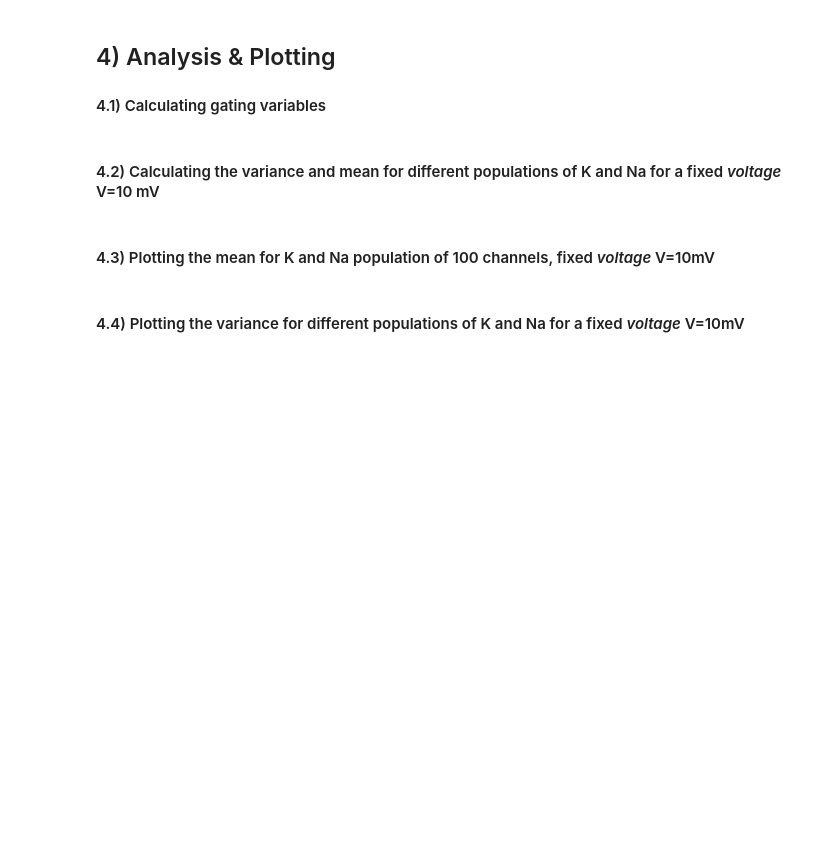
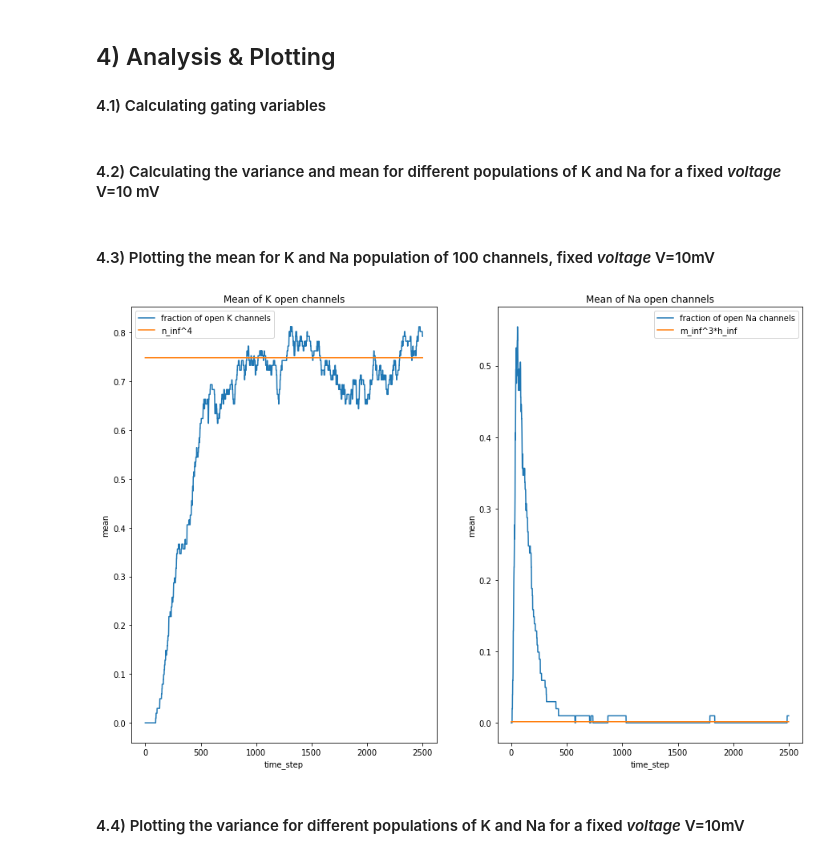
Before and after one commit to ahmedtarek-/MNS_CP_2022, a Jupyter notebook: stochastic_channel/Stochastic.ipynb, the cells around one changed output. Saved outputs shown, nothing was run; the diff lists cells and outputs as text; code cells hidden in the pictures; blank space fills up the shorter version.

```diff
--- a/stochastic_channel/Stochastic.ipynb
+++ b/stochastic_channel/Stochastic.ipynb
@@ -535,25 +535,27 @@ def tao_h(voltage):
 # %% [markdown]
 #### 4.3) Plotting the mean for K and Na population of 100 channels, fixed *voltage* V=10mV
 # %%
-# # Plotting
-# figure(figsize=(15,10))
-# plt.subplot(1,2,1)
-# plt.plot(k_avg, label='fraction of open K channels')
-# plt.plot(n_inf_line, label='n_inf^4')
-# plt.ylabel('mean')
-# plt.xlabel('time_step')
-# plt.title('Mean of K open channels')
-# plt.legend()
+# Plotting
+figure(figsize=(15,10))
+plt.subplot(1,2,1)
+plt.plot(k_avg, label='fraction of open K channels')
+plt.plot(n_inf_line, label='n_inf^4')
+plt.ylabel('mean')
+plt.xlabel('time_step')
+plt.title('Mean of K open channels')
+plt.legend()
 
-# plt.subplot(1,2,2)
-# plt.plot(na_avg, label='fraction of open Na channels')
-# plt.plot(mh_inf_line, label='m_inf^3*h_inf')
-# plt.ylabel('mean')
-# plt.xlabel('time_step')
-# plt.title('Mean of Na open channels')
-# plt.legend()
+plt.subplot(1,2,2)
+plt.plot(na_avg, label='fraction of open Na channels')
+plt.plot(mh_inf_line, label='m_inf^3*h_inf')
+plt.ylabel('mean')
+plt.xlabel('time_step')
+plt.title('Mean of Na open channels')
+plt.legend()
 
-# plt.show()
+plt.show()
+# %% [output]
+[figure, added]
 # %% [markdown]
 #### 4.4) Plotting the variance for different populations of K and Na for a fixed *voltage* V=10mV
 # %%
```
Also changed, not shown: parts of 10 cells of this notebook.
